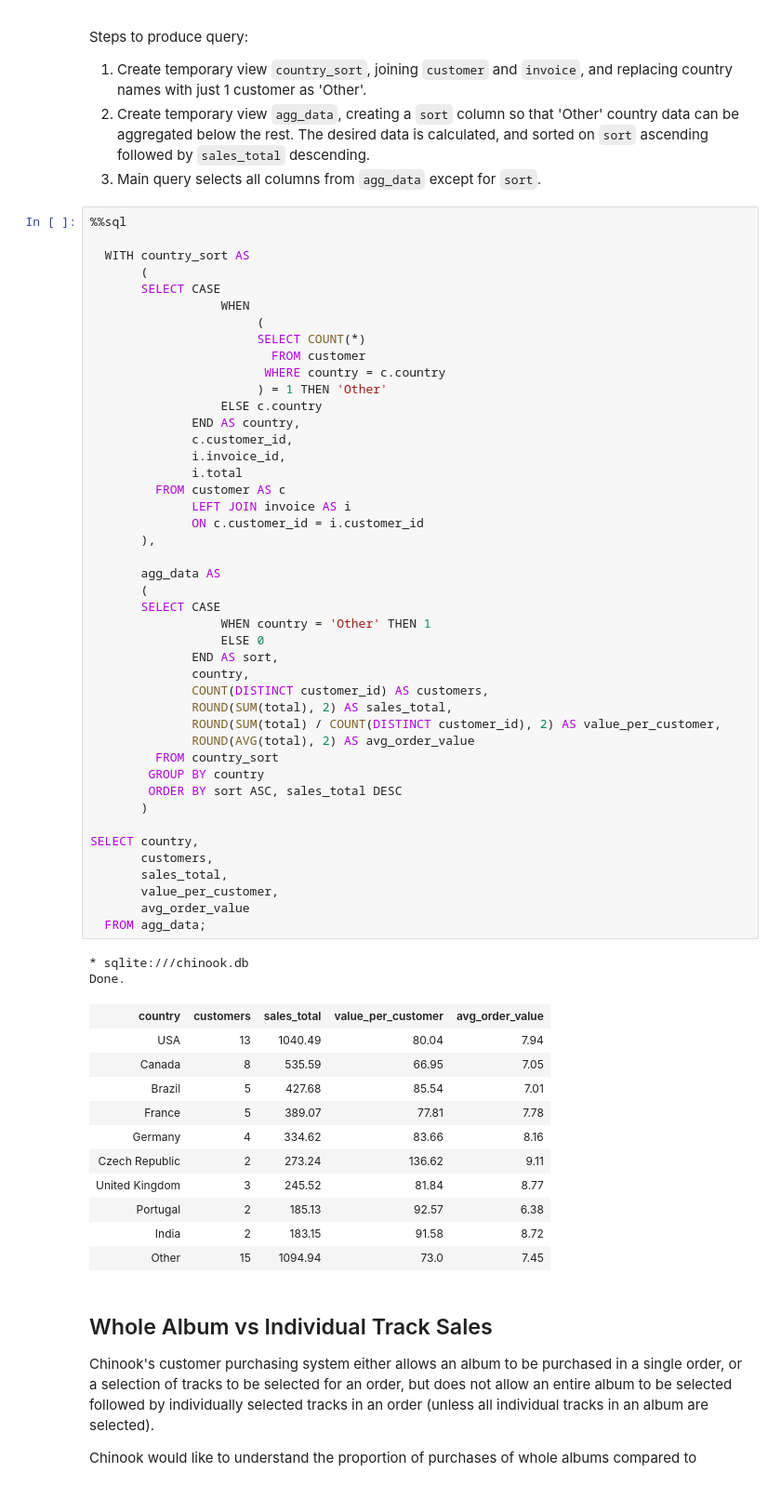
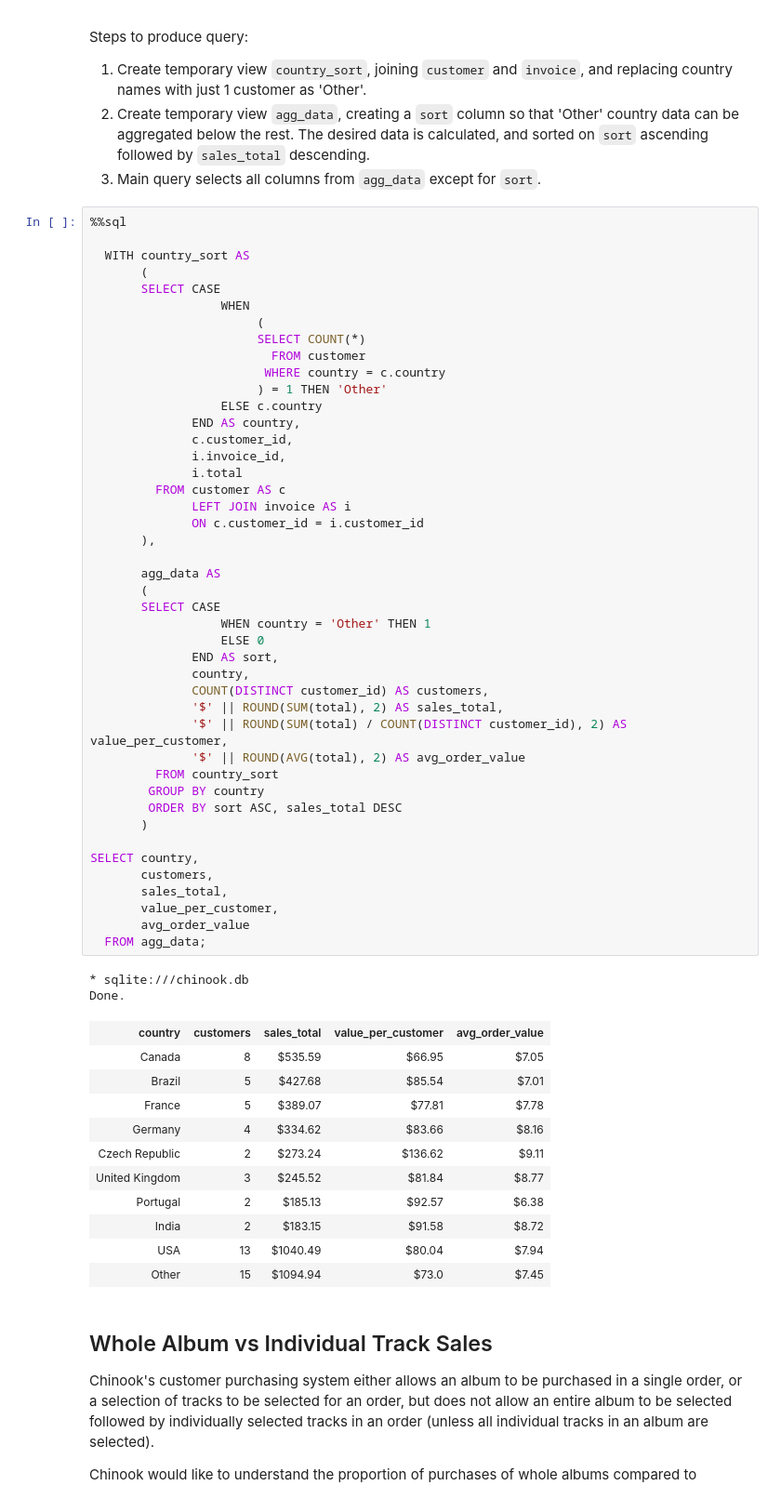
Before and after one commit to ajlaan-bridle/dataquest-projects, a Jupyter notebook: 10-chinook-sql/chinook.ipynb, the cells around one changed output. Shown at 93% size. Drawn from its saved outputs; the diff is of its cells as text.

```diff
--- a/10-chinook-sql/chinook.ipynb
+++ b/10-chinook-sql/chinook.ipynb
@@ -300,46 +300,46 @@ Steps to produce query:
               i.invoice_id,
               i.total
          FROM customer AS c
               LEFT JOIN invoice AS i
               ON c.customer_id = i.customer_id
        ),
 
        agg_data AS
        (
        SELECT CASE
                   WHEN country = 'Other' THEN 1
                   ELSE 0
               END AS sort,
               country,
               COUNT(DISTINCT customer_id) AS customers,
-              ROUND(SUM(total), 2) AS sales_total,
-              ROUND(SUM(total) / COUNT(DISTINCT customer_id), 2) AS value_per_customer,
-              ROUND(AVG(total), 2) AS avg_order_value
+              '$' || ROUND(SUM(total), 2) AS sales_total,
+              '$' || ROUND(SUM(total) / COUNT(DISTINCT customer_id), 2) AS value_per_customer,
+              '$' || ROUND(AVG(total), 2) AS avg_order_value
          FROM country_sort
         GROUP BY country
         ORDER BY sort ASC, sales_total DESC
        )
 
 SELECT country,
        customers,
        sales_total,
        value_per_customer,
        avg_order_value
   FROM agg_data;
 # %% [output]
 * sqlite:///chinook.db
 Done.
 | country | customers | sales_total | value_per_customer | avg_order_value |
-| USA | 13 | 1040.49 | 80.04 | 7.94 |
-| Canada | 8 | 535.59 | 66.95 | 7.05 |
-| Brazil | 5 | 427.68 | 85.54 | 7.01 |
-| France | 5 | 389.07 | 77.81 | 7.78 |
-| Germany | 4 | 334.62 | 83.66 | 8.16 |
-| Czech Republic | 2 | 273.24 | 136.62 | 9.11 |
-| United Kingdom | 3 | 245.52 | 81.84 | 8.77 |
-| Portugal | 2 | 185.13 | 92.57 | 6.38 |
-| India | 2 | 183.15 | 91.58 | 8.72 |
-| Other | 15 | 1094.94 | 73.0 | 7.45 |
+| Canada | 8 | $535.59 | $66.95 | $7.05 |
+| Brazil | 5 | $427.68 | $85.54 | $7.01 |
+| France | 5 | $389.07 | $77.81 | $7.78 |
+| Germany | 4 | $334.62 | $83.66 | $8.16 |
+| Czech Republic | 2 | $273.24 | $136.62 | $9.11 |
+| United Kingdom | 3 | $245.52 | $81.84 | $8.77 |
+| Portugal | 2 | $185.13 | $92.57 | $6.38 |
+| India | 2 | $183.15 | $91.58 | $8.72 |
+| USA | 13 | $1040.49 | $80.04 | $7.94 |
+| Other | 15 | $1094.94 | $73.0 | $7.45 |
 # %% [markdown]
 ## Whole Album vs Individual Track Sales
 
```
Also changed, not shown: parts of 4 cells of this notebook, 1 other file.
